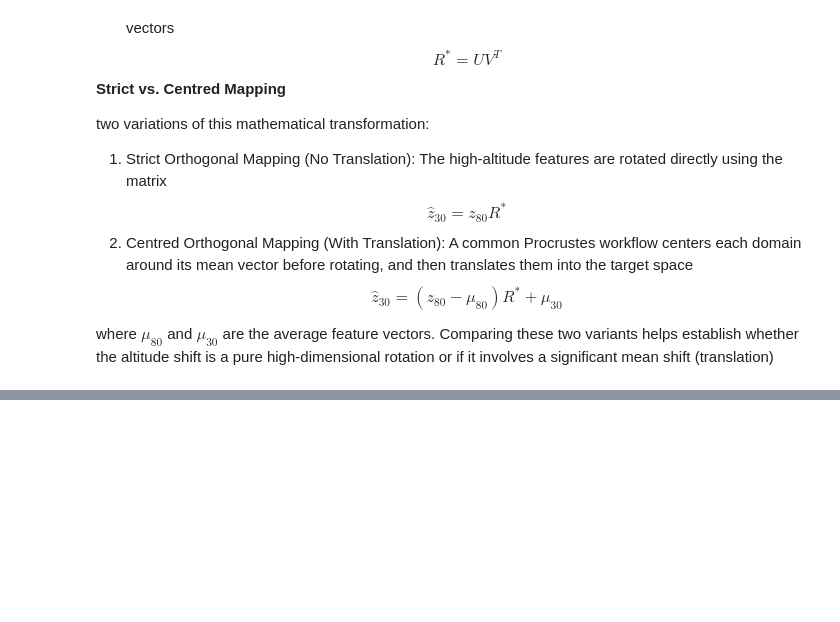
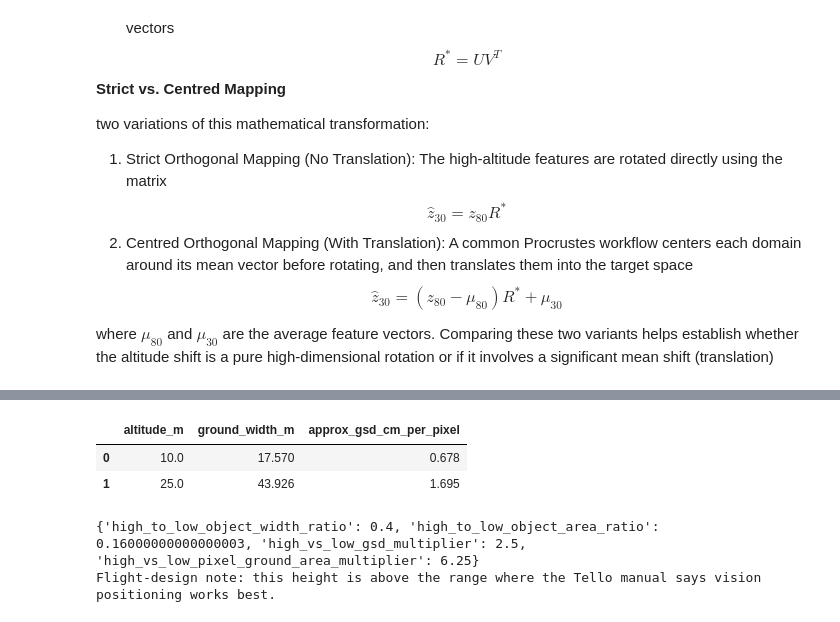
Before and after one commit to nasensei/uav-altitude-feature-alignment, a Jupyter notebook: 3a/3a.ipynb, the cells around one changed output, grey strips where cells are left out. Drawn from its saved outputs; the diff is of its cells as text; code cells hidden in the pictures; blank space fills up the shorter version.

```diff
--- a/3a/3a.ipynb
+++ b/3a/3a.ipynb
@@ -44,0 +857,53 @@ This is the backbone of the Feature-Level correction approach. This approach foc
+# %%
+# Camera footprint and approximate GSD from horizontal field of view.
+# These are pinhole/flat-ground/nadir calculations and must be checked in real images.
+def ground_footprint_width_m(height_m: float, horizontal_fov_deg: float) -> float:
+    return 2.0 * height_m * np.tan(np.deg2rad(horizontal_fov_deg) / 2.0)
+
+def approximate_gsd_cm_per_pixel(
+    height_m: float,
+    image_width_px: int,
+    horizontal_fov_deg: float,
+) -> float:
+    width_m = ground_footprint_width_m(height_m, horizontal_fov_deg)
+    return width_m / image_width_px * 100.0
+
+def altitude_scale_summary(low_m: float, high_m: float) -> dict:
+    linear_ratio = low_m / high_m
+    return {
+        "high_to_low_object_width_ratio": linear_ratio,
+        "high_to_low_object_area_ratio": linear_ratio ** 2,
+        "high_vs_low_gsd_multiplier": high_m / low_m,
+        "high_vs_low_pixel_ground_area_multiplier": (high_m / low_m) ** 2,
+    }
+
+TELLO = {
+    "max_flight_height_m": 30.0,
+    "photo_width_px": 2592,
+    "horizontal_fov_deg": 82.6,
+    "vision_positioning_best_below_m": 6.0,
+}
+
+rows = []
+for altitude_m in (LOW_ALTITUDE_M, HIGH_ALTITUDE_M):
+    rows.append({
+        "altitude_m": altitude_m,
+        "ground_width_m": ground_footprint_width_m(altitude_m, TELLO["horizontal_fov_deg"]),
+        "approx_gsd_cm_per_pixel": approximate_gsd_cm_per_pixel(
+            altitude_m, TELLO["photo_width_px"], TELLO["horizontal_fov_deg"]
+        ),
+    })
+gsd_table = pd.DataFrame(rows)
+display(gsd_table.round(3))
+print(altitude_scale_summary(LOW_ALTITUDE_M, HIGH_ALTITUDE_M))
+
+if HIGH_ALTITUDE_M > TELLO["max_flight_height_m"]:
+    raise ValueError("Configured high altitude exceeds the published Tello maximum")
+if HIGH_ALTITUDE_M > TELLO["vision_positioning_best_below_m"]:
+    print("Flight-design note: this height is above the range where the Tello manual says vision positioning works best.")
+# %% [output]
+|  | altitude_m | ground_width_m | approx_gsd_cm_per_pixel |
+| 0 | 10.0 | 17.570 | 0.678 |
+| 1 | 25.0 | 43.926 | 1.695 |
+{'high_to_low_object_width_ratio': 0.4, 'high_to_low_object_area_ratio': 0.16000000000000003, 'high_vs_low_gsd_multiplier': 2.5, 'high_vs_low_pixel_ground_area_multiplier': 6.25}
+Flight-design note: this height is above the range where the Tello manual says vision positioning works best.
```
Also changed, not shown: parts of 23 cells of this notebook.
